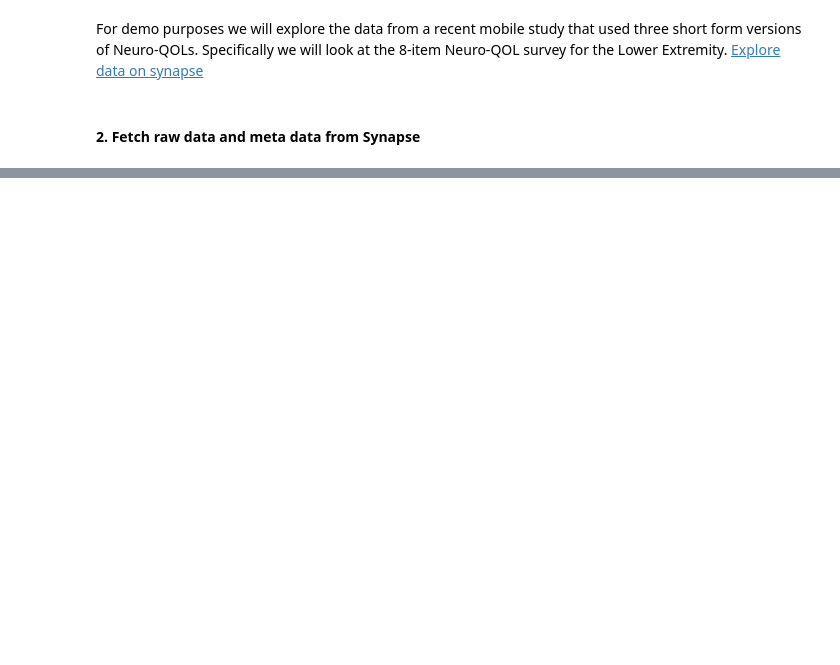
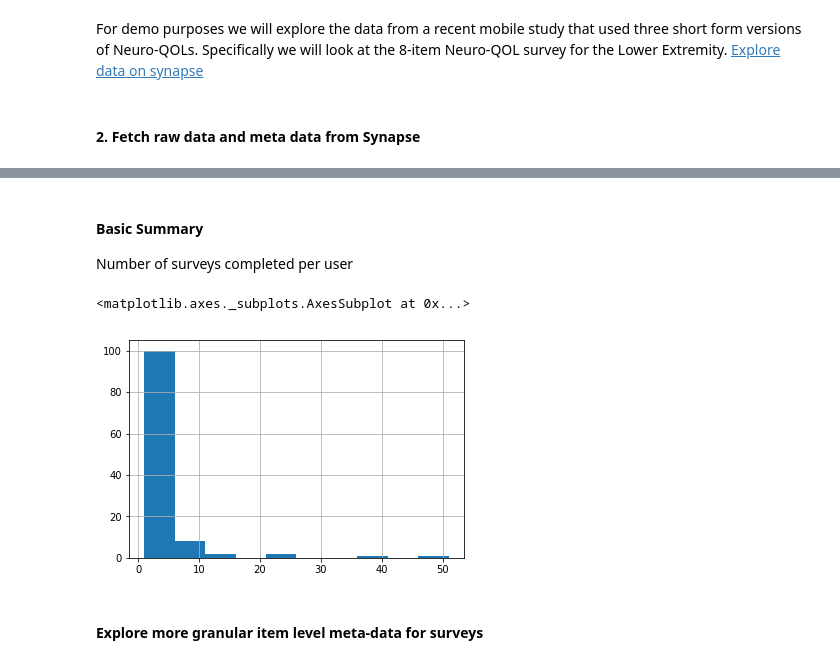
Before and after one commit to edickie/synapseTutorials, a Jupyter notebook: python/20190115 MTB Webinar.ipynb, the cells around one changed output, grey strips where cells are left out. Saved outputs shown, nothing was run; the diff lists cells and outputs as text; code cells hidden in the pictures; blank space fills up the shorter version.

```diff
--- a/python/20190115 MTB Webinar.ipynb
+++ b/python/20190115 MTB Webinar.ipynb
@@ -23,5 +32,5 @@ For demo purposes we will explore the data from a recent mobile study that used
 # %% [markdown]
 #### 2. Fetch raw data and meta data from Synapse
 # %%
-neuroQOL_lowExtremity = syn.tableQuery("select * from syn10142944")
-neuroQOL_lowExtremity
+nQOL_lowExt_res = syn.tableQuery("select * from syn10142944")
+nQOL_lowExt = nQOL_lowExt_res.asDataFrame()
@@ -31,0 +60,10 @@ syn.tableQuery?
+# %% [markdown]
+#### Basic Summary
+Number of surveys completed per user
+# %%
+nQOL_lowExt.groupby(['healthCode']).size().hist()
+# %% [output]
+<matplotlib.axes._subplots.AxesSubplot at 0x...>
+[figure, added]
+# %% [markdown]
+#### Explore more granular item level meta-data for surveys
```
Also changed, not shown: parts of 21 cells of this notebook.
